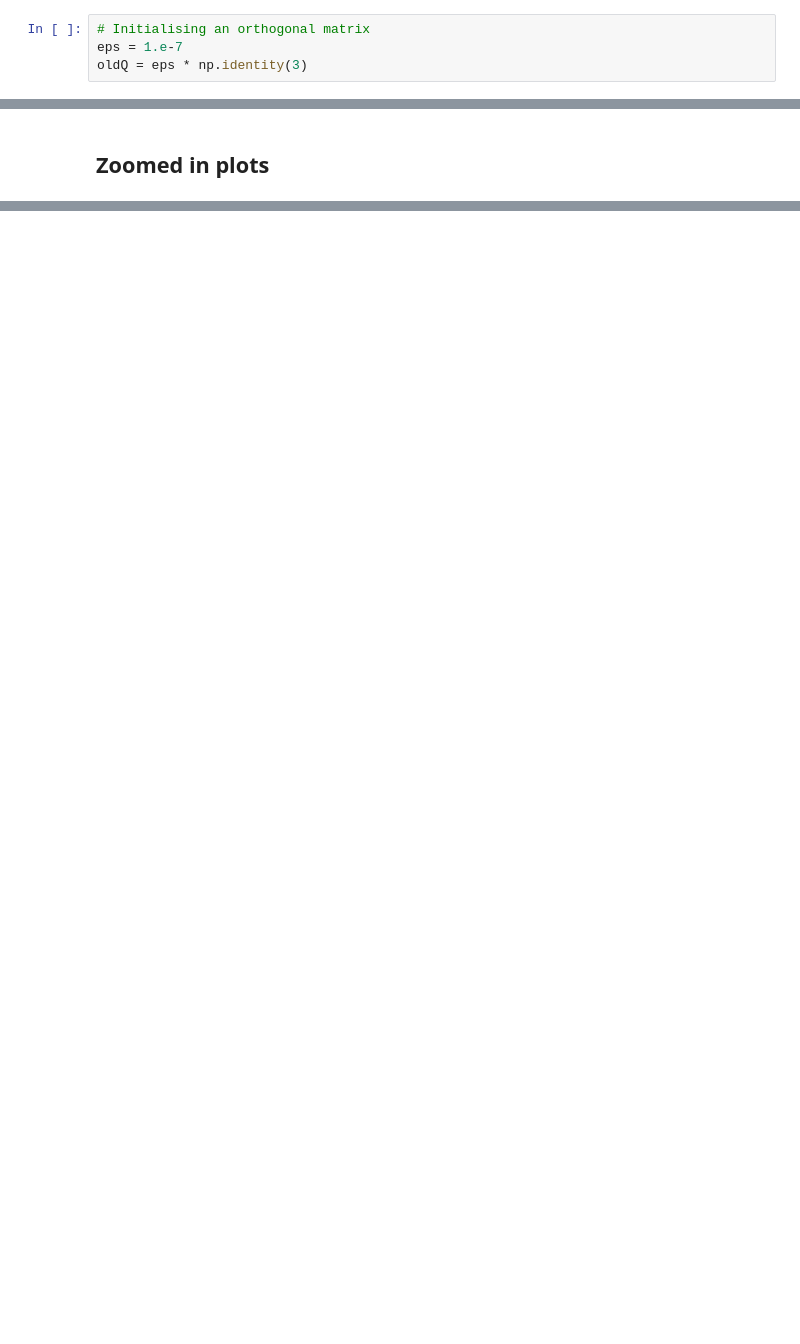
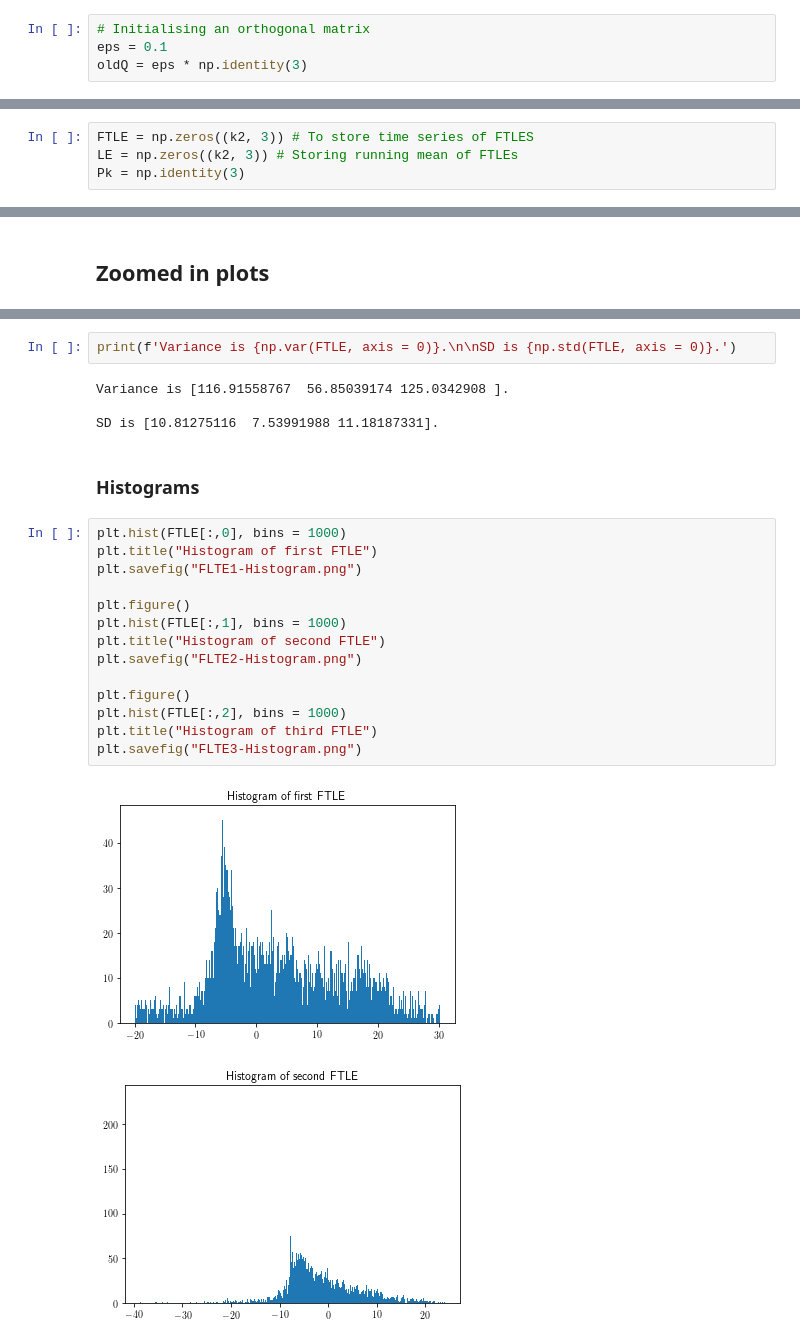
Before and after one commit to CalvinNesbitt/Lyapunov-Analysis, a Jupyter notebook: Lorenz-63-Example/L63-Lyap-Spec.ipynb, the cells around one changed output, grey strips where cells are left out. Cells and saved outputs as stored; diff of their text form; blank space fills up the shorter version.

```diff
--- a/Lorenz-63-Example/L63-Lyap-Spec.ipynb
+++ b/Lorenz-63-Example/L63-Lyap-Spec.ipynb
@@ -138,5 +148,5 @@ def solveTLE(state, oldQ):
 ## Benettin Algorithm for calculating the Lyapunov Spectrum
 # %%
 # Initialising an orthogonal matrix
-eps = 1.e-7
+eps = 0.1
 oldQ = eps * np.identity(3)
@@ -154,0 +153,4 @@ for i in range(L):
+# %%
+FTLE = np.zeros((k2, 3)) # To store time series of FTLES
+LE = np.zeros((k2, 3)) # Storing running mean of FTLEs
+Pk = np.identity(3)
@@ -224,0 +300,25 @@ plt.savefig('Third-LE-Zoom.png')
+# %%
+print(f'Variance is {np.var(FTLE, axis = 0)}.\n\nSD is {np.std(FTLE, axis = 0)}.')
+# %% [output]
+Variance is [116.91558767  56.85039174 125.0342908 ].
+
+SD is [10.81275116  7.53991988 11.18187331].
+# %% [markdown]
+### Histograms
+# %%
+plt.hist(FTLE[:,0], bins = 1000)
+plt.title("Histogram of first FTLE")
+plt.savefig("FLTE1-Histogram.png")
+
+plt.figure()
+plt.hist(FTLE[:,1], bins = 1000)
+plt.title("Histogram of second FTLE")
+plt.savefig("FLTE2-Histogram.png")
+
+plt.figure()
+plt.hist(FTLE[:,2], bins = 1000)
+plt.title("Histogram of third FTLE")
+plt.savefig("FLTE3-Histogram.png")
+# %% [output]
+[figure, added]
+[figure, added]
```
Also changed, not shown: parts of 25 cells of this notebook, 3 other files.
